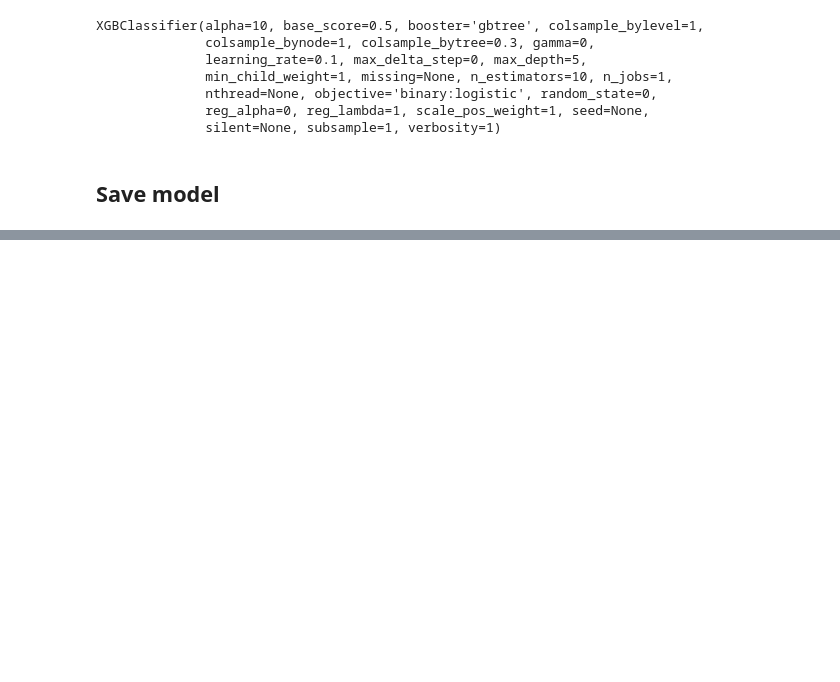
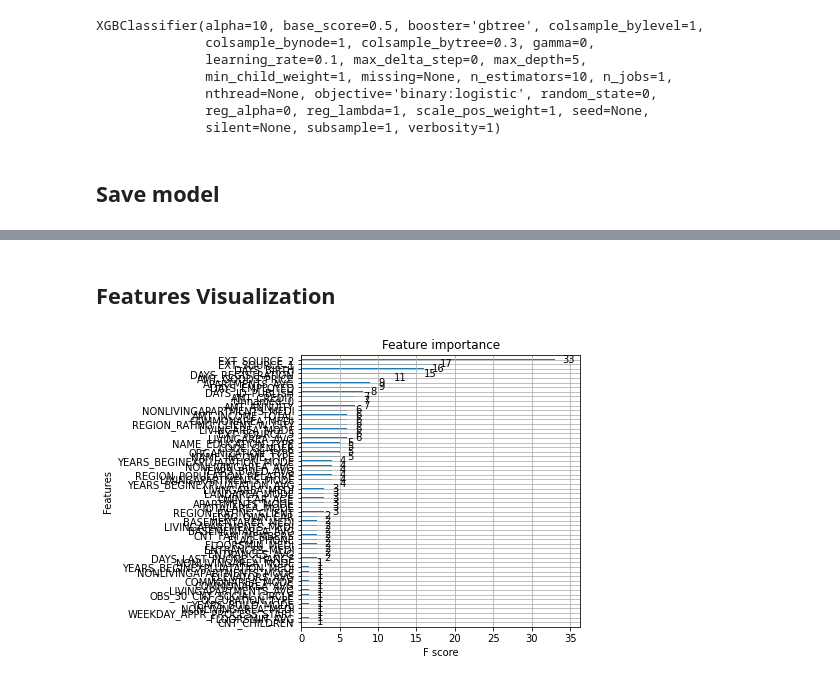
Before and after one commit to outtayerloop/home-credit, a Jupyter notebook: home-credit/notebooks/train/2_0_cbw_xgboost_train.ipynb, the cells around one changed output, grey strips where cells are left out. Saved outputs shown, nothing was run; the diff lists cells and outputs as text; code cells hidden in the pictures; blank space fills up the shorter version.

```diff
--- a/home-credit/notebooks/train/2_0_cbw_xgboost_train.ipynb
+++ b/home-credit/notebooks/train/2_0_cbw_xgboost_train.ipynb
@@ -51,0 +86,8 @@ xg_class.save_model('model.json')
+# %% [markdown]
+## Features Visualization
+# %%
+xgb.plot_importance(xg_class)
+#plt.rcParams['figure.figsize'] = [5, 5]
+plt.show()
+# %% [output]
+[figure, added]
```
Also changed, not shown: parts of 8 cells of this notebook.
